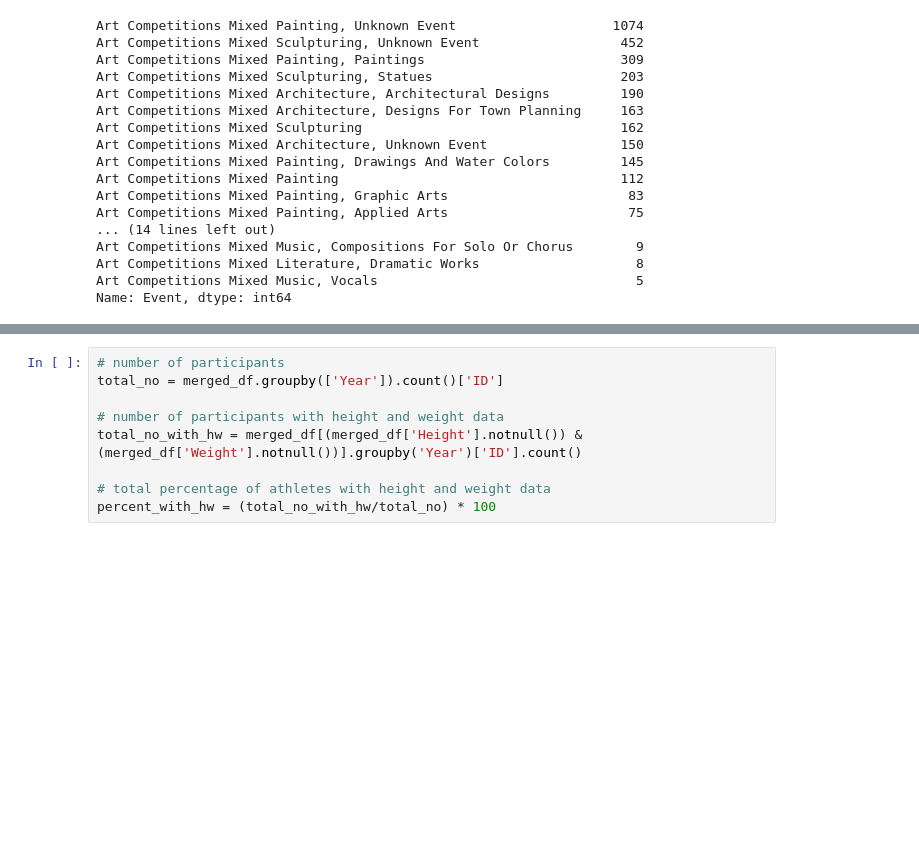
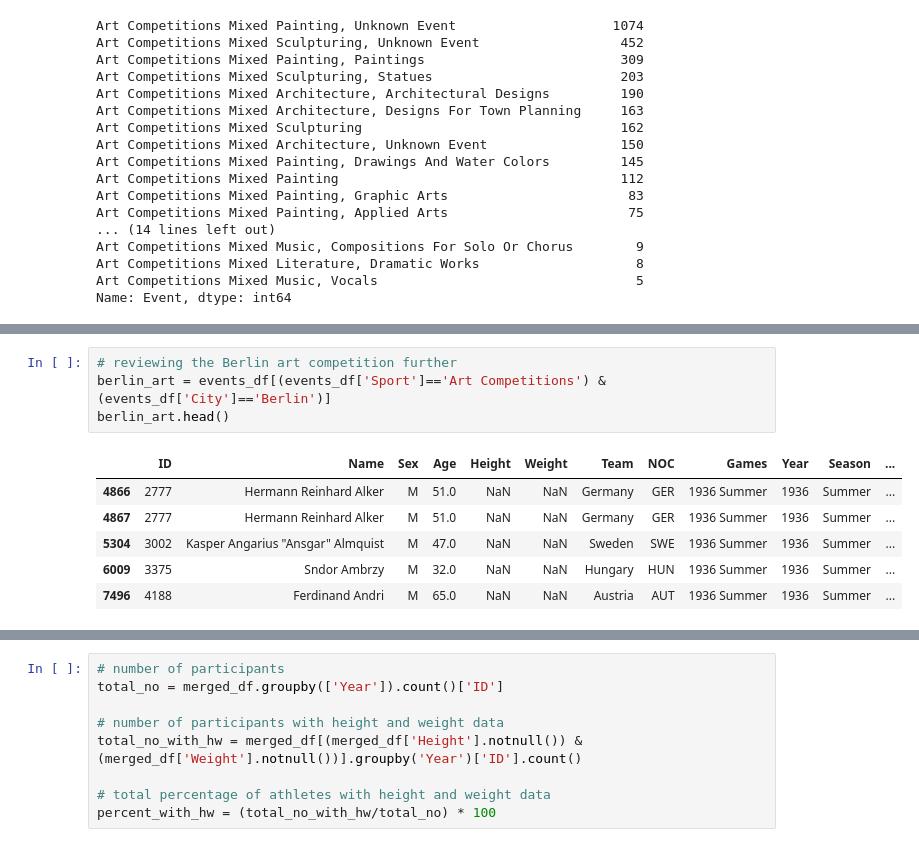
Before and after one commit to yasirdin/kaggle-olympic, a Jupyter notebook: data_exploration_v1.ipynb, the cells around one changed output, grey strips where cells are left out. Drawn from its saved outputs; the diff is of its cells as text; blank space fills up the shorter version.

```diff
--- a/data_exploration_v1.ipynb
+++ b/data_exploration_v1.ipynb
@@ -582,0 +606,11 @@ plt.legend()
+# %%
+# reviewing the Berlin art competition further
+berlin_art = events_df[(events_df['Sport']=='Art Competitions') & (events_df['City']=='Berlin')]
+berlin_art.head()
+# %% [output]
+|  | ID | Name | Sex | Age | Height | Weight | Team | NOC | Games | Year | Season | ... |
+| 4866 | 2777 | Hermann Reinhard Alker | M | 51.0 | NaN | NaN | Germany | GER | 1936 Summer | 1936 | Summer | ... |
+| 4867 | 2777 | Hermann Reinhard Alker | M | 51.0 | NaN | NaN | Germany | GER | 1936 Summer | 1936 | Summer | ... |
+| 5304 | 3002 | Kasper Angarius "Ansgar" Almquist | M | 47.0 | NaN | NaN | Sweden | SWE | 1936 Summer | 1936 | Summer | ... |
+| 6009 | 3375 | Sndor Ambrzy | M | 32.0 | NaN | NaN | Hungary | HUN | 1936 Summer | 1936 | Summer | ... |
+| 7496 | 4188 | Ferdinand Andri | M | 65.0 | NaN | NaN | Austria | AUT | 1936 Summer | 1936 | Summer | ... |
```
Also changed, not shown: parts of 10 cells of this notebook.
